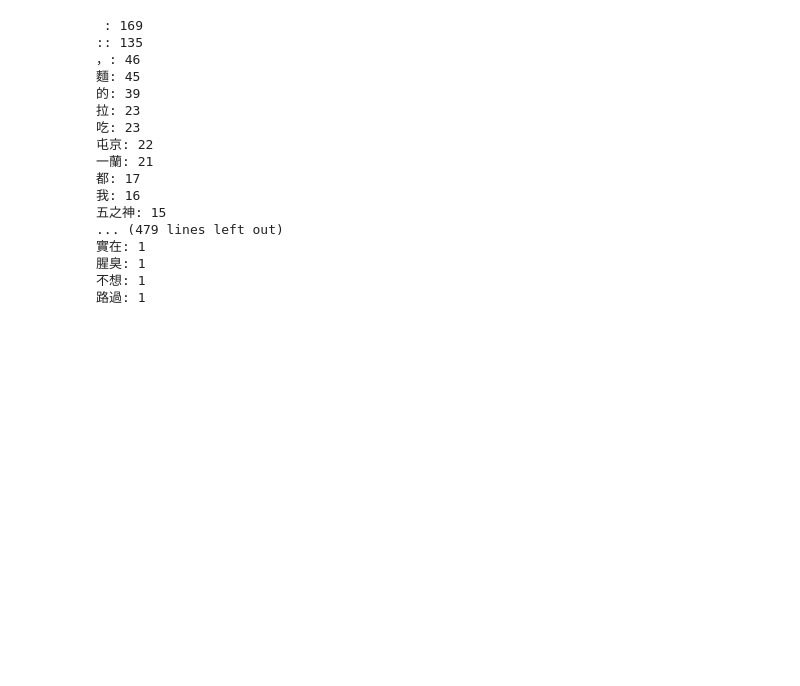
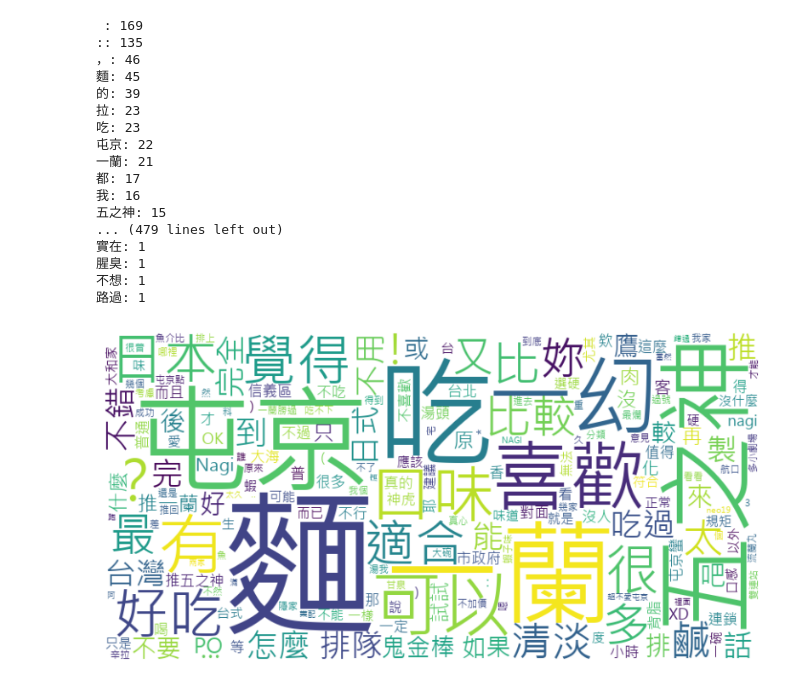
Before and after one commit to JJJJacky/PL-Repo., a Jupyter notebook: 作業四.ipynb, the cells around one changed output. Cells and saved outputs as stored; diff of their text form; code cells hidden in the pictures; blank space fills up the shorter version.

```diff
--- a/作業四.ipynb
+++ b/作業四.ipynb
@@ -252,16 +252,16 @@ from PIL import Image # PIL：影像處理套件
 import matplotlib.pyplot as plt
 from wordcloud import WordCloud,STOPWORDS
 # %%
-# 設定字型路徑
-font_path = 'path/to/your/font.ttf'  # 將"path/to/your/font.ttf"替換為您的字型檔案路徑
+
 # 創建文字雲，指定字型
-wordcloud = WordCloud(width=800, height=400, background_color='white', font_path=font_path).generate_from_frequencies(dict(
+wordcloud = WordCloud(width=800, height=400, background_color='white', font_path="C:\Windows\Fonts\msjh.ttc").generate_from_frequencies(dict(
     sorted_list))
 
 # 顯示文字雲
 plt.figure(figsize=(10, 5))
 plt.imshow(wordcloud, interpolation='bilinear')
 plt.axis('off')
 plt.show()
 !pip install pillow
 # %% [output]
+[figure, added]
```
Also changed, not shown: parts of 1 cell of this notebook.
